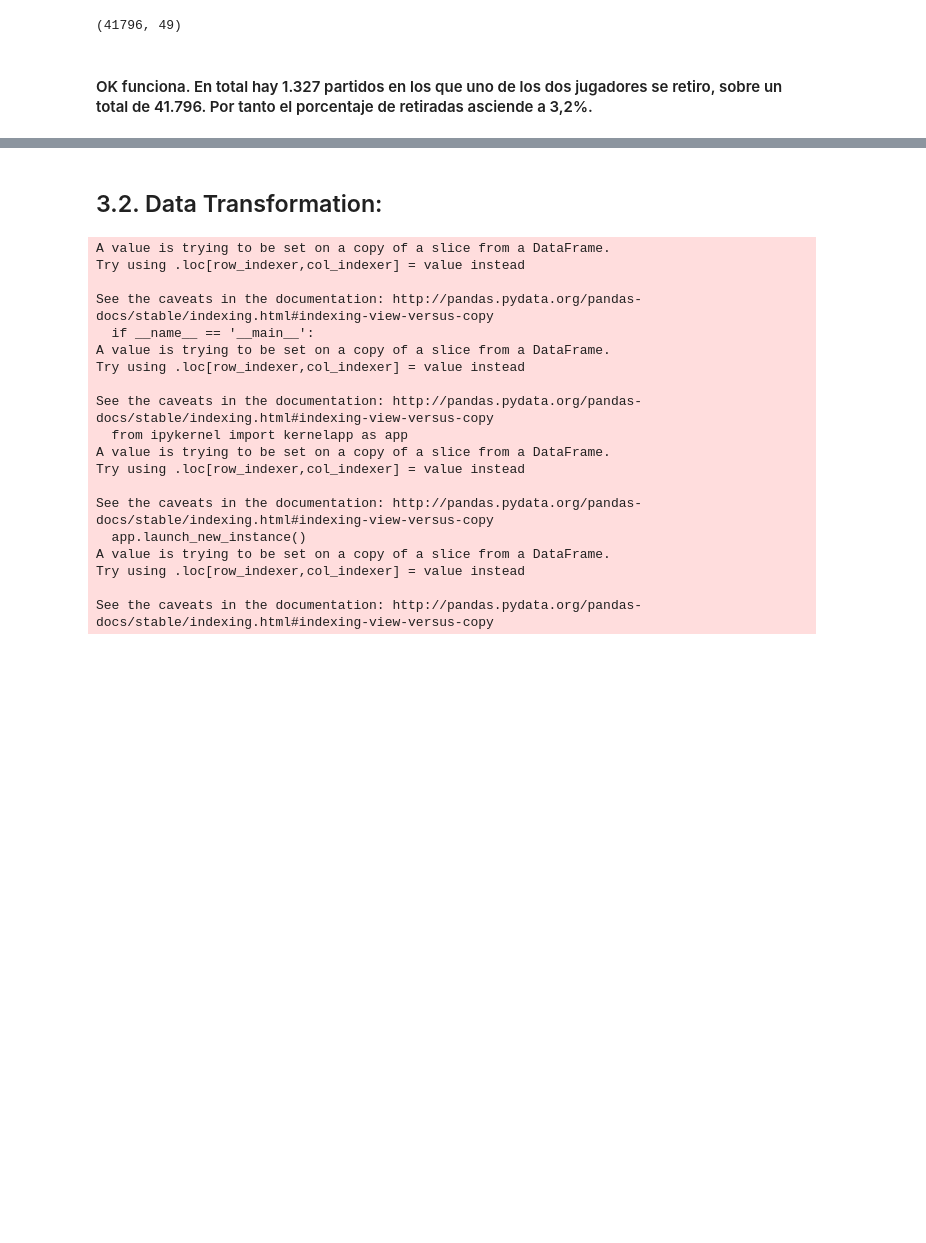
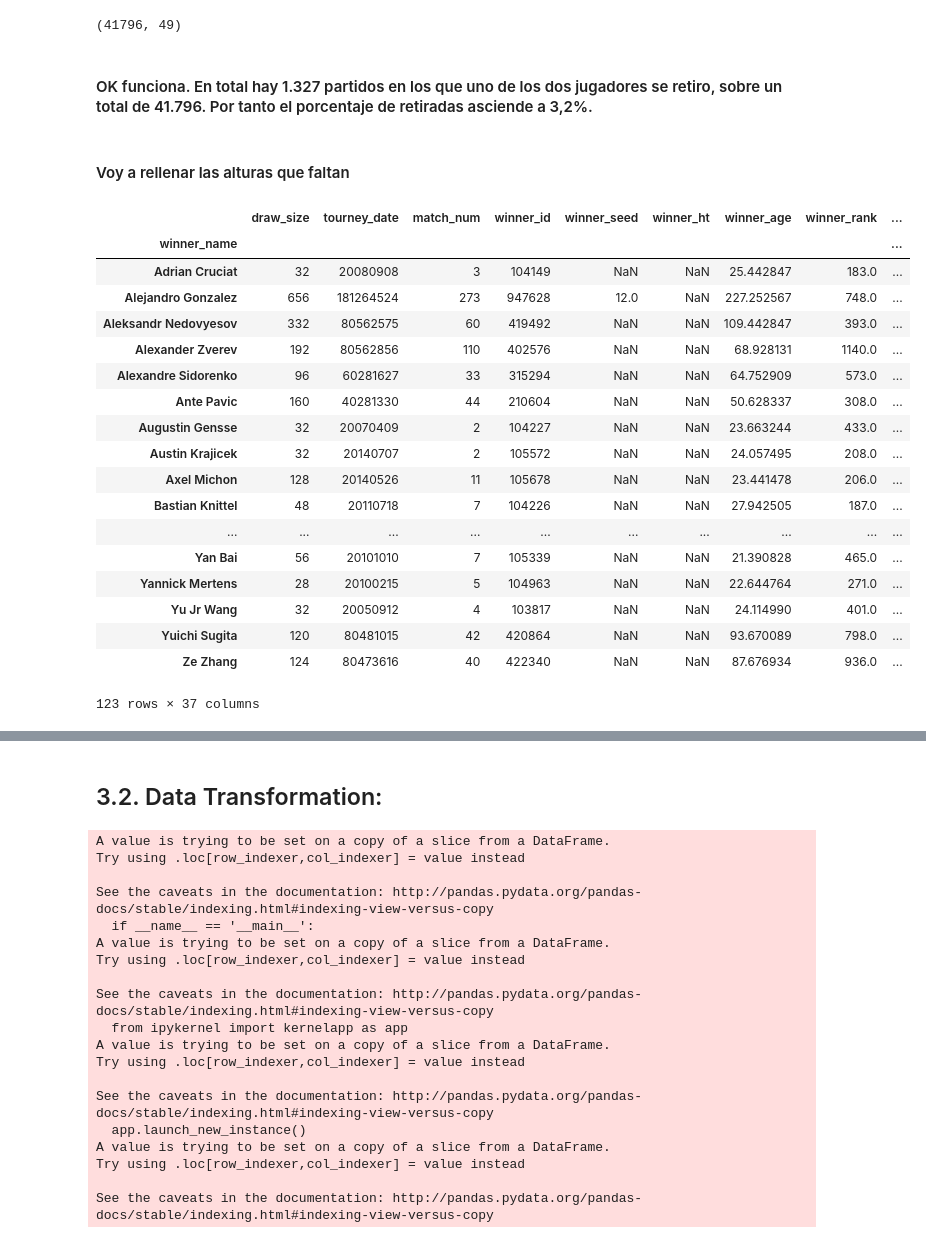
Before and after one commit to ISANJUA/TFM_ML4sportsBets, a Jupyter notebook: 3. Feature Extraction, Transformations and Cleansing.ipynb, the cells around one changed output, grey strips where cells are left out. Drawn from its saved outputs; the diff is of its cells as text; code cells hidden in the pictures; blank space fills up the shorter version.

```diff
--- a/3. Feature Extraction, Transformations and Cleansing.ipynb
+++ b/3. Feature Extraction, Transformations and Cleansing.ipynb
@@ -784,3 +784,27 @@ y
 (41796, 49)
 # %% [markdown]
 #### OK funciona. En total hay 1.327 partidos en los que uno de los dos jugadores se retiro, sobre un total de 41.796. Por tanto el porcentaje de retiradas asciende a 3,2%.
+# %% [markdown]
+#### Voy a rellenar las alturas que faltan
+# %%
+framesDCWO2[framesDCWO2['winner_ht'].isnull()].groupby('winner_name').sum()
+# %% [output]
+|  | draw_size | tourney_date | match_num | winner_id | winner_seed | winner_ht | winner_age | winner_rank | ... |
+| winner_name |  |  |  |  |  |  |  |  | ... |
+| Adrian Cruciat | 32 | 20080908 | 3 | 104149 | NaN | NaN | 25.442847 | 183.0 | ... |
+| Alejandro Gonzalez | 656 | 181264524 | 273 | 947628 | 12.0 | NaN | 227.252567 | 748.0 | ... |
+| Aleksandr Nedovyesov | 332 | 80562575 | 60 | 419492 | NaN | NaN | 109.442847 | 393.0 | ... |
+| Alexander Zverev | 192 | 80562856 | 110 | 402576 | NaN | NaN | 68.928131 | 1140.0 | ... |
+| Alexandre Sidorenko | 96 | 60281627 | 33 | 315294 | NaN | NaN | 64.752909 | 573.0 | ... |
+| Ante Pavic | 160 | 40281330 | 44 | 210604 | NaN | NaN | 50.628337 | 308.0 | ... |
+| Augustin Gensse | 32 | 20070409 | 2 | 104227 | NaN | NaN | 23.663244 | 433.0 | ... |
+| Austin Krajicek | 32 | 20140707 | 2 | 105572 | NaN | NaN | 24.057495 | 208.0 | ... |
+| Axel Michon | 128 | 20140526 | 11 | 105678 | NaN | NaN | 23.441478 | 206.0 | ... |
+| Bastian Knittel | 48 | 20110718 | 7 | 104226 | NaN | NaN | 27.942505 | 187.0 | ... |
+| ... | ... | ... | ... | ... | ... | ... | ... | ... | ... |
+| Yan Bai | 56 | 20101010 | 7 | 105339 | NaN | NaN | 21.390828 | 465.0 | ... |
+| Yannick Mertens | 28 | 20100215 | 5 | 104963 | NaN | NaN | 22.644764 | 271.0 | ... |
+| Yu Jr Wang | 32 | 20050912 | 4 | 103817 | NaN | NaN | 24.114990 | 401.0 | ... |
+| Yuichi Sugita | 120 | 80481015 | 42 | 420864 | NaN | NaN | 93.670089 | 798.0 | ... |
+| Ze Zhang | 124 | 80473616 | 40 | 422340 | NaN | NaN | 87.676934 | 936.0 | ... |
+123 rows × 37 columns
```
Also changed, not shown: parts of 26 cells of this notebook.
